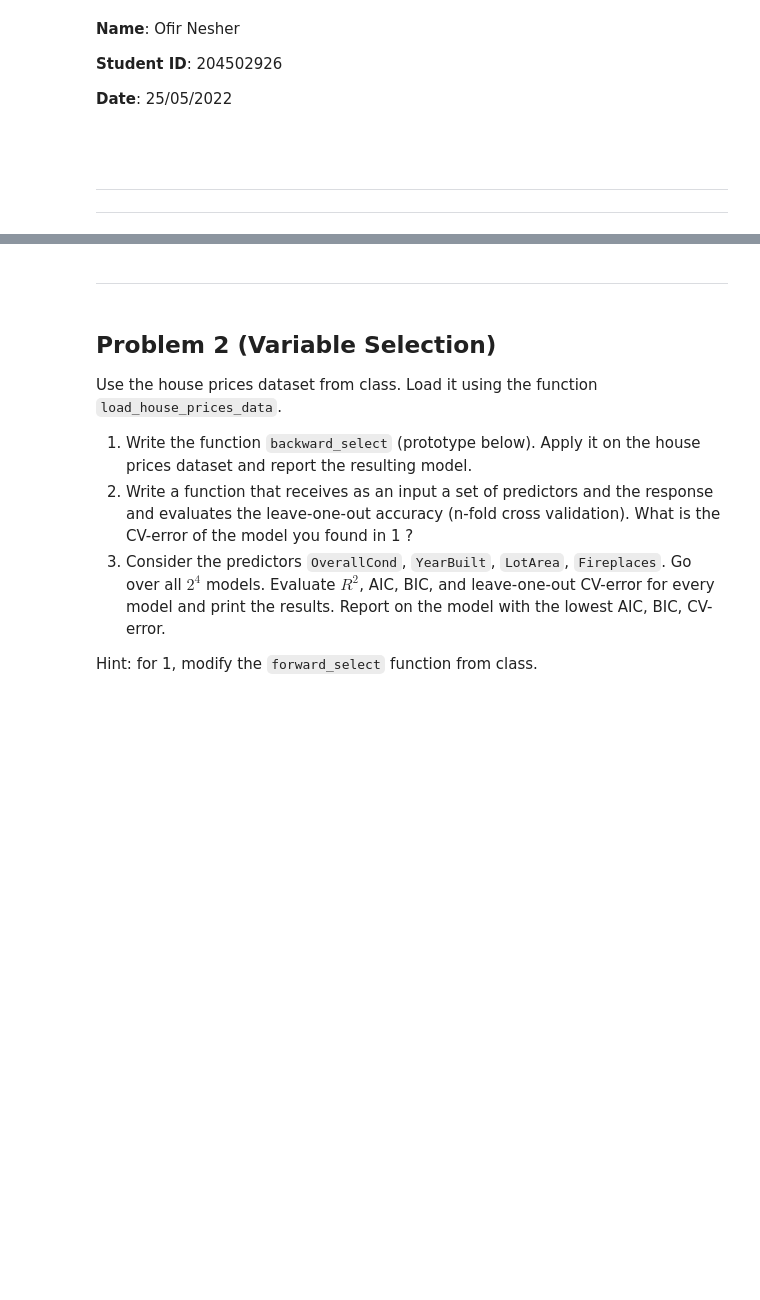
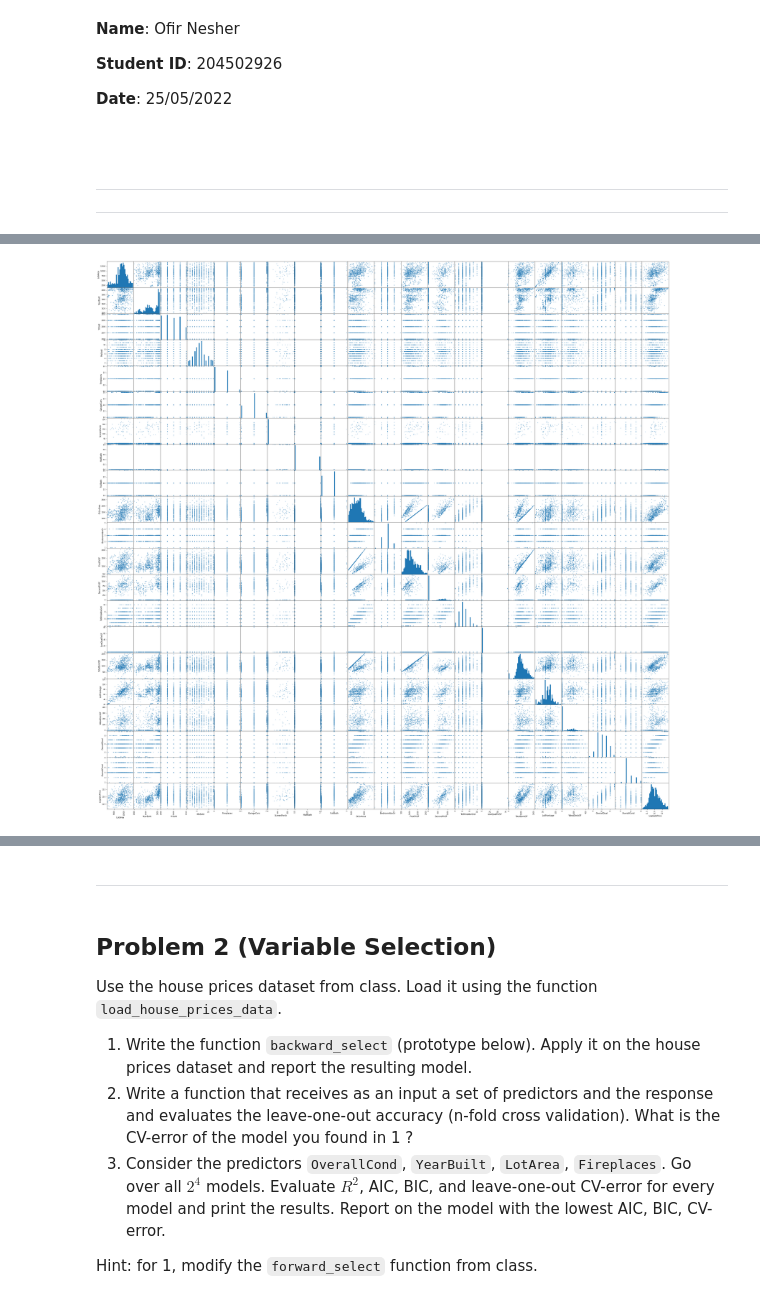
Before and after one commit to Nesher123/advanced-statistics, a Jupyter notebook: hw6/hw6.ipynb, the cells around one changed output, grey strips where cells are left out. Saved outputs shown, nothing was run; the diff lists cells and outputs as text; code cells hidden in the pictures; blank space fills up the shorter version.

```diff
--- a/hw6/hw6.ipynb
+++ b/hw6/hw6.ipynb
@@ -84,7 +84,7 @@ def load_house_prices_data(path="housing_prices.csv"):
                  '2ndFlrSF': 'SecondFlrSF'})
 
     variables = [
-        'LogSalePrice',
+        'SalePrice',
         'LotArea',
         'YearBuilt',
         'YrSold', 'MoSold',
@@ -109,3 +109,6 @@ def load_house_prices_data(path="housing_prices.csv"):
     mask = detect_outliers(data1, .01).any(1)
     print(f"Masked a fraction of {mask.mean()} of the data due to outliers")
     return data1[~mask]
+# %%
+data = load_house_prices_data()
+data.head()
@@ -111,0 +145,6 @@ def load_house_prices_data(path="housing_prices.csv"):
+# %%
+plt.rcParams['figure.figsize'] = [50, 50]
+pd.plotting.scatter_matrix(data, hist_kwds={'bins':30})
+plt.show()
+# %% [output]
+[figure, added]
```
Also changed, not shown: parts of 4 cells of this notebook, 22 other files.
